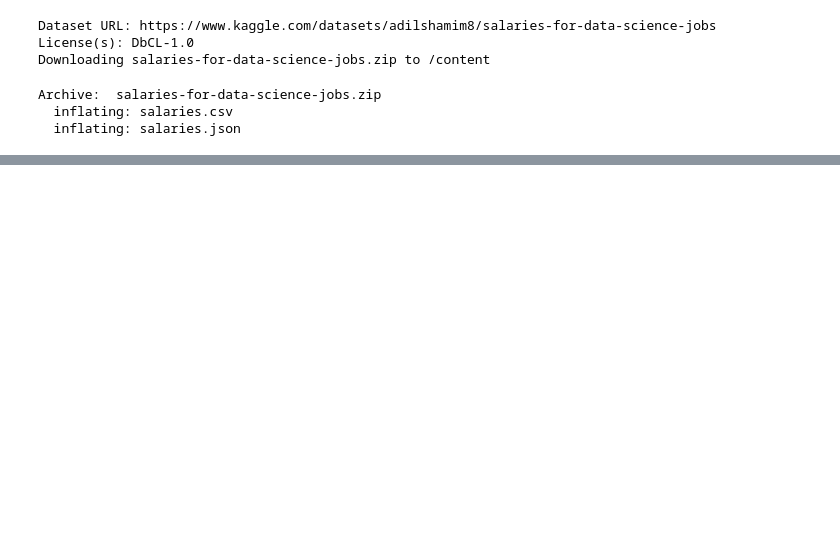
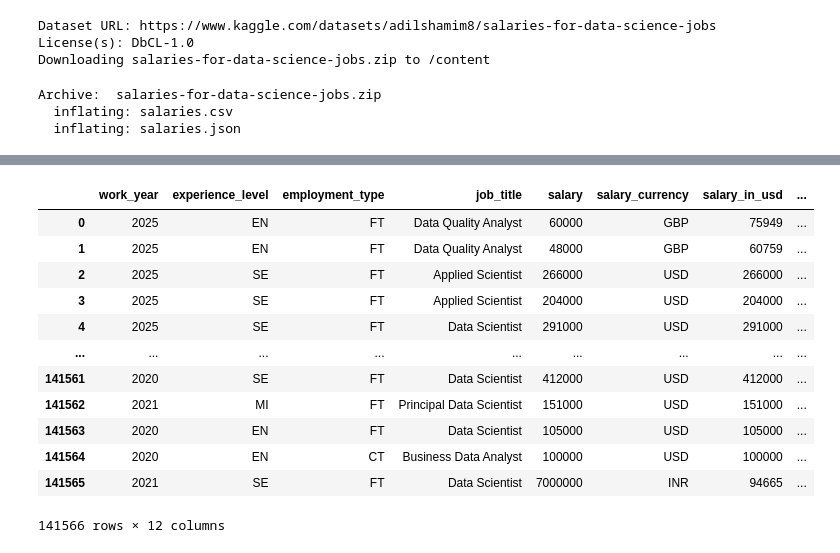
Before and after one commit to alaaguedda/python-Colab-Trainer, a Jupyter notebook: jupyter.ipynb, the cells around one changed output, grey strips where cells are left out. Saved outputs shown, nothing was run; the diff lists cells and outputs as text; code cells hidden in the pictures; blank space fills up the shorter version.

```diff
--- a/jupyter.ipynb
+++ b/jupyter.ipynb
@@ -120,0 +86,25 @@ plt.show()
+# %%
+bins = [0, 10000, 30000, 50000, 70000, 90000, 120000, 150000, 200000, 250000, 300000, 350000, float('inf')]
+
+# Define readable labels for those ranges
+labels = [
+    '<10k', '10k-30k', '30k-50k', '50k-70k', '70k-90k', '90k-120k', '120k-150k',
+    '150k-200k', '200k-250k', '250k-300k', '300k-350k', '>350k'
+]
+
+df['salary_range'] = pd.cut(df['salary_in_usd'] , bins=bins ,labels = labels ,right= False)
+df
+# %% [output]
+|  | work_year | experience_level | employment_type | job_title | salary | salary_currency | salary_in_usd | ... |
+| 0 | 2025 | EN | FT | Data Quality Analyst | 60000 | GBP | 75949 | ... |
+| 1 | 2025 | EN | FT | Data Quality Analyst | 48000 | GBP | 60759 | ... |
+| 2 | 2025 | SE | FT | Applied Scientist | 266000 | USD | 266000 | ... |
+| 3 | 2025 | SE | FT | Applied Scientist | 204000 | USD | 204000 | ... |
+| 4 | 2025 | SE | FT | Data Scientist | 291000 | USD | 291000 | ... |
+| ... | ... | ... | ... | ... | ... | ... | ... | ... |
+| 141561 | 2020 | SE | FT | Data Scientist | 412000 | USD | 412000 | ... |
+| 141562 | 2021 | MI | FT | Principal Data Scientist | 151000 | USD | 151000 | ... |
+| 141563 | 2020 | EN | FT | Data Scientist | 105000 | USD | 105000 | ... |
+| 141564 | 2020 | EN | CT | Business Data Analyst | 100000 | USD | 100000 | ... |
+| 141565 | 2021 | SE | FT | Data Scientist | 7000000 | INR | 94665 | ... |
+141566 rows × 12 columns
```
Also changed, not shown: parts of 9 cells of this notebook.
